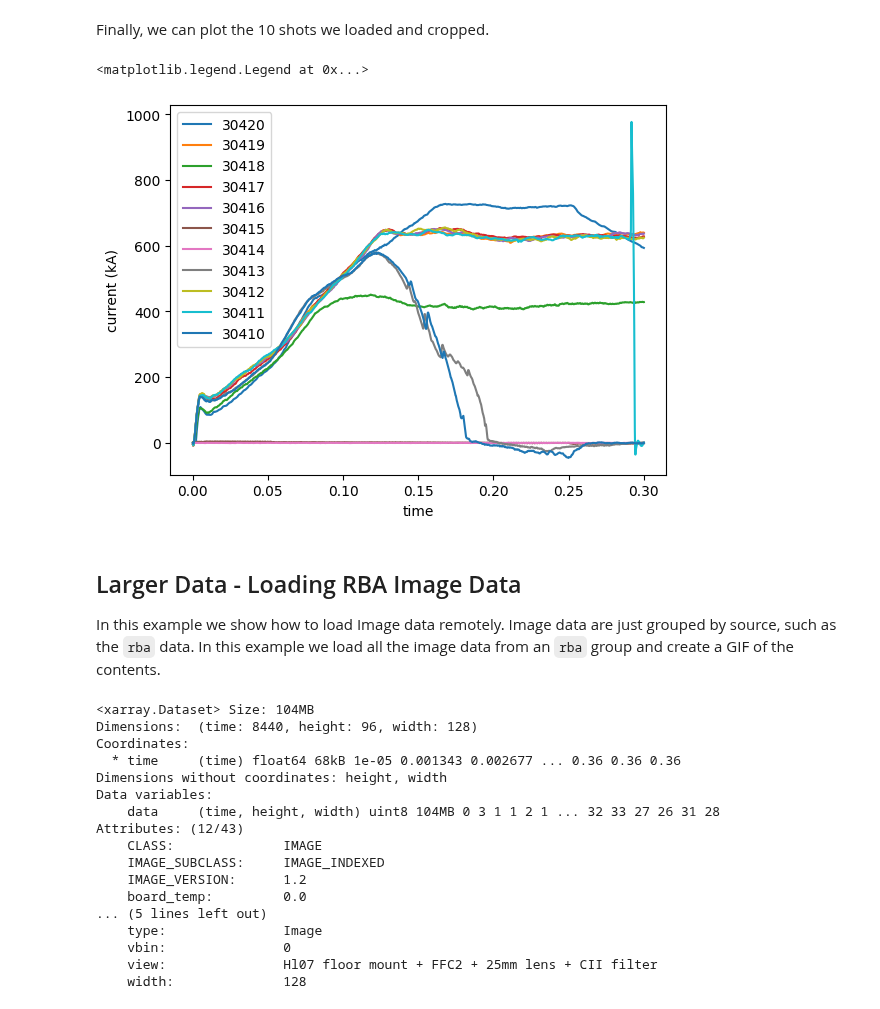
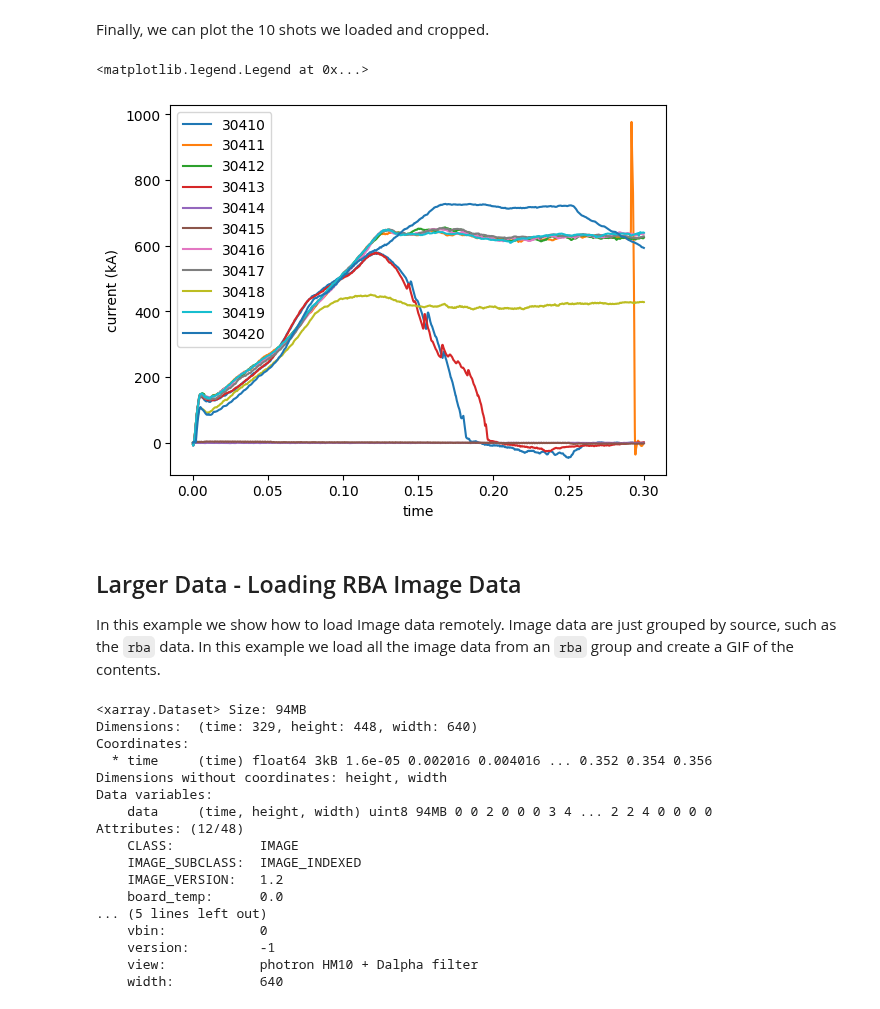
Before and after one commit to ukaea/fair-mast, a Jupyter notebook: src/api/static/_build/jupyter_execute/load_data.ipynb, the cells around one changed output. Cells and saved outputs as stored; diff of their text form; code cells hidden in the pictures.

```diff
--- a/src/api/static/_build/jupyter_execute/load_data.ipynb
+++ b/src/api/static/_build/jupyter_execute/load_data.ipynb
@@ -49,4 +18,0 @@ Souces in this shot: ['abm', 'ada', 'adg', 'aga', 'ahx', 'aim', 'air', 'ait', 'a
-# %%
-catalog  = intake.open_catalog('https://mastapp.site/intake/catalog.yml')
-dataset = catalog.M9(shot=30420, group='amc/plasma_current').to_dask()
-dataset
@@ -93,0 +19,4 @@ kA
+# %%
+catalog  = intake.open_catalog(f'{HOST_URL}/intake/catalog.yml')
+df = pd.DataFrame(catalog.db.shots.read())
+df[['shot_id', 'campaign', 'url']]
@@ -120,11 +66,12 @@ list(registry)
 # %%
-df = pd.read_json(RESTAPI_ENDPOINT_URL + '/shots?filters=shot_id$leq:30420,shot_id$geq:30410')
+df = df.loc[(df.shot_id <= 30420) & (df.shot_id >= 30410)]
 
 plasma_shots = []
 for index, row in df.iterrows():
-    dataset = catalog[row['campaign']](shot=row['shot_id'], group='amc/plasma_current')
+    dataset = catalog.shots(url=row['url'], group='amc')
     dataset = dataset.to_dask()
-    dataset = dataset.sel(time=slice(0, .3))
+    dataset = dataset['plasma_current']
+    dataset = dataset.sel(timesec=slice(0, .3))
     plasma_shots.append(dataset)
 # %% [markdown]
 In the code above, we load each item as an `xarray` dataset, with the data, time, and error data all together.
@@ -175,40 +105,40 @@ kA
 Finally, we can plot the 10 shots we loaded and cropped.
 # %%
 for current in plasma_shots:
-    plt.plot(current.time, current.data, label=current.attrs['shot_id'])
+    plt.plot(current.timesec, current.data, label=current.attrs['shot_id'])
     plt.xlabel('time')
     plt.ylabel(f"current ({current.attrs['units']})")
 
 plt.legend()
 # %% [output]
 <matplotlib.legend.Legend at 0x...>
-[figure, old version]
+[figure, new version]
 # %% [markdown]
 ## Larger Data - Loading RBA Image Data
 
 In this example we show how to load Image data remotely. Image data are just grouped by source, such as the `rba` data. In this example we load all the image data from an `rba` group and create a GIF of the contents.
 # %%
-dataset = catalog['M9'](shot=30390, group='rba')
+dataset = catalog.shots(url=shot.url, group='rbb')
 dataset = dataset.read()
 dataset
 # %% [output]
-<xarray.Dataset> Size: 104MB
-Dimensions:  (time: 8440, height: 96, width: 128)
+<xarray.Dataset> Size: 94MB
+Dimensions:  (time: 329, height: 448, width: 640)
 Coordinates:
-  * time     (time) float64 68kB 1e-05 0.001343 0.002677 ... 0.36 0.36 0.36
+  * time     (time) float64 3kB 1.6e-05 0.002016 0.004016 ... 0.352 0.354 0.356
 Dimensions without coordinates: height, width
 Data variables:
-    data     (time, height, width) uint8 104MB 0 3 1 1 2 1 ... 32 33 27 26 31 28
-Attributes: (12/43)
-    CLASS:              IMAGE
-    IMAGE_SUBCLASS:     IMAGE_INDEXED
-    IMAGE_VERSION:      1.2
-    board_temp:         0.0
+    data     (time, height, width) uint8 94MB 0 0 2 0 0 0 3 4 ... 2 2 4 0 0 0 0
+Attributes: (12/48)
+    CLASS:           IMAGE
+    IMAGE_SUBCLASS:  IMAGE_INDEXED
+    IMAGE_VERSION:   1.2
+    board_temp:      0.0
 ... (5 lines left out)
-    type:               Image
-    vbin:               0
-    view:               Hl07 floor mount + FFC2 + 25mm lens + CII filter
-    width:              128
+    vbin:            0
+    version:         -1
+    view:            photron HM10 + Dalpha filter
+    width:           640
 # %%
 imgs = [PIL.Image.fromarray(img) for img in dataset.data.values]
 # duration is the number of milliseconds between frames; this is 40 frames per second
```
Also changed, not shown: parts of 14 cells of this notebook, 26 other files.
